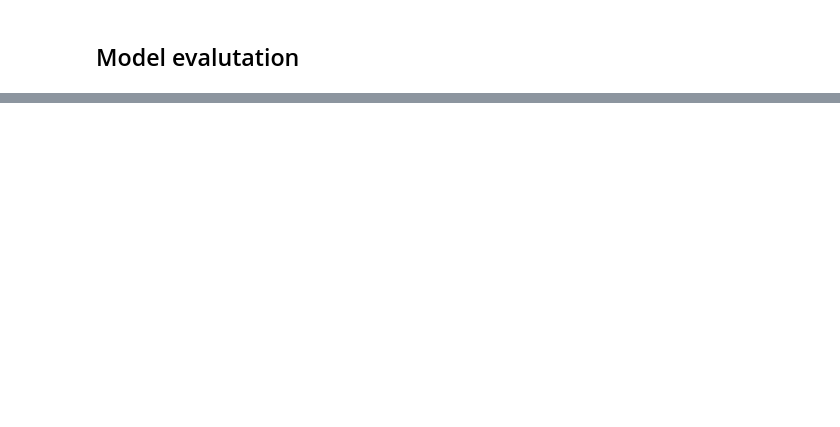
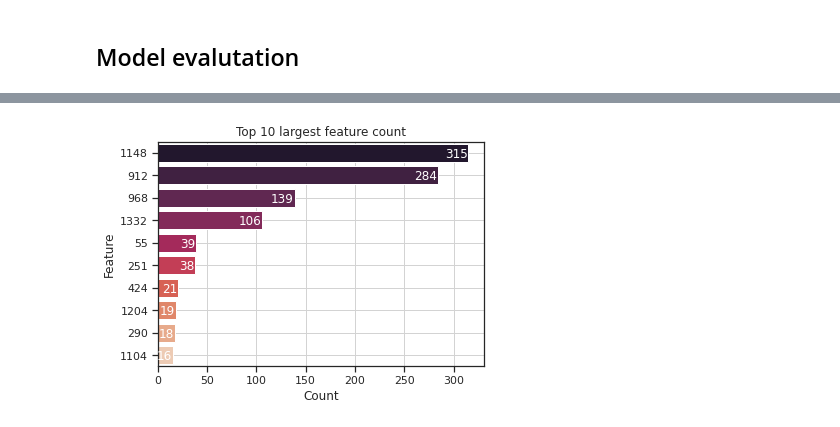
Before and after one commit to GewoonMaarten/spherical-dmri-conv, a Jupyter notebook: notebooks/model-analysis.ipynb, the cells around one changed output, grey strips where cells are left out. Saved outputs shown, nothing was run; the diff lists cells and outputs as text; code cells hidden in the pictures; blank space fills up the shorter version.

```diff
--- a/notebooks/model-analysis.ipynb
+++ b/notebooks/model-analysis.ipynb
@@ -180,0 +256,10 @@ For debugging consider passing CUDA_LAUNCH_BLOCKING=1.
+# %%
+counts_dfs = []
+for _, row in df.iterrows():
+    features = np.loadtxt(row["features_path"], dtype=np.int64)
+    counts = np.bincount(features)
+    counts_df = pd.DataFrame(counts, columns=['count'])
+    counts_dfs.append(counts_df)
+# sum all the bin counts
+df_counts = pd.concat(counts_dfs).groupby(level=0).sum().reset_index()
+df_counts
@@ -180,0 +280,34 @@ For debugging consider passing CUDA_LAUNCH_BLOCKING=1.
+# %%
+def show_values_on_bars(axs, h_v="v", space=0.4):
+    """Code from https://stackoverflow.com/a/56780852/6131485"""
+    def _show_on_single_plot(ax):
+        if h_v == "v":
+            for p in ax.patches:
+                _x = p.get_x() + p.get_width() / 2
+                _y = p.get_y() + p.get_height()
+                value = int(p.get_height())
+                ax.text(_x, _y, value, ha="center")
+        elif h_v == "h":
+            for p in ax.patches:
+                _x = p.get_x() + p.get_width() - float(space)
+                _y = p.get_y() + p.get_height() - .2
+                value = int(p.get_width())
+                ax.text(_x, _y, value, ha="right", c="white")
+
+    if isinstance(axs, np.ndarray):
+        for idx, ax in np.ndenumerate(axs):
+            _show_on_single_plot(ax)
+    else:
+        _show_on_single_plot(axs)
+
+df_counts_top_20 = df_counts.sort_values(by='count', ascending=False)[:10]
+
+plot = sns.barplot(orient="h", x="count", y="index", data=df_counts_top_20, order=df_counts_top_20["index"].values, palette="rocket")
+plot.set(xlabel="Count", ylabel="Feature", title="Top 10 largest feature count")
+show_values_on_bars(plot, "h", 1.0)
+plt.grid(True,which="both",ls="-",c='lightgray')
+
+image_path = Path(IMAGES_PATH, 'feature_count.pdf')
+plt.savefig(image_path);
+# %% [output]
+[figure, added]
```
Also changed, not shown: parts of 16 cells of this notebook, 2 other files.
